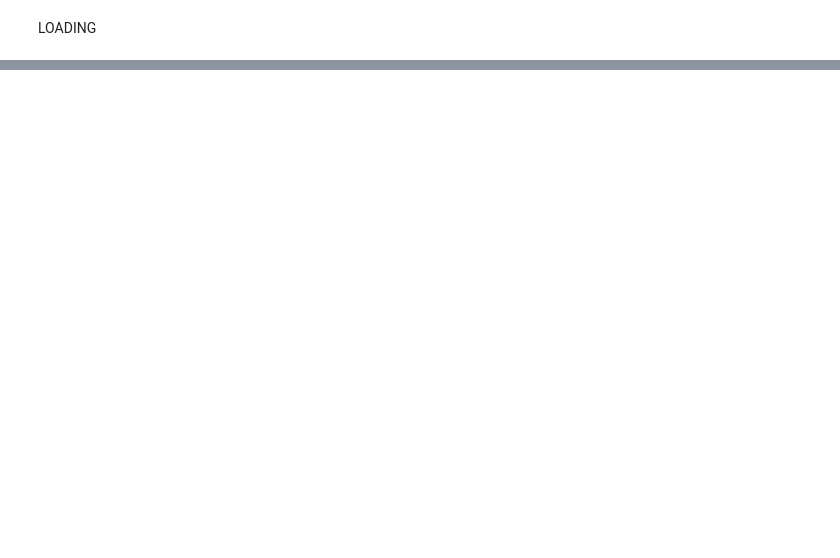
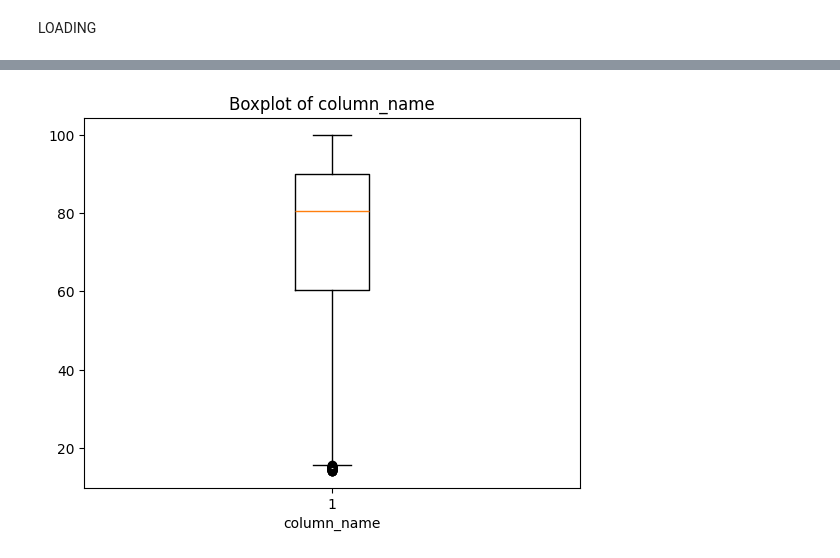
Before and after one commit to bhuvana77777777/Crop-and-Fertilizer-Recommendation-System-using-Machine-Learning, a Jupyter notebook: crop.ipynb, the cells around one changed output, grey strips where cells are left out. Saved outputs shown, nothing was run; the diff lists cells and outputs as text; code cells hidden in the pictures; blank space fills up the shorter version.

```diff
--- a/crop.ipynb
+++ b/crop.ipynb
@@ -67,0 +146,8 @@ Name: count, dtype: int64
+# %%
+#Boxplot (for visualizing outliers)
+plt.boxplot(crop['humidity'])
+plt.title('Boxplot of column_name')
+plt.xlabel('column_name')
+plt.show()
+# %% [output]
+[figure, added]
```
Also changed, not shown: parts of 16 cells of this notebook.
